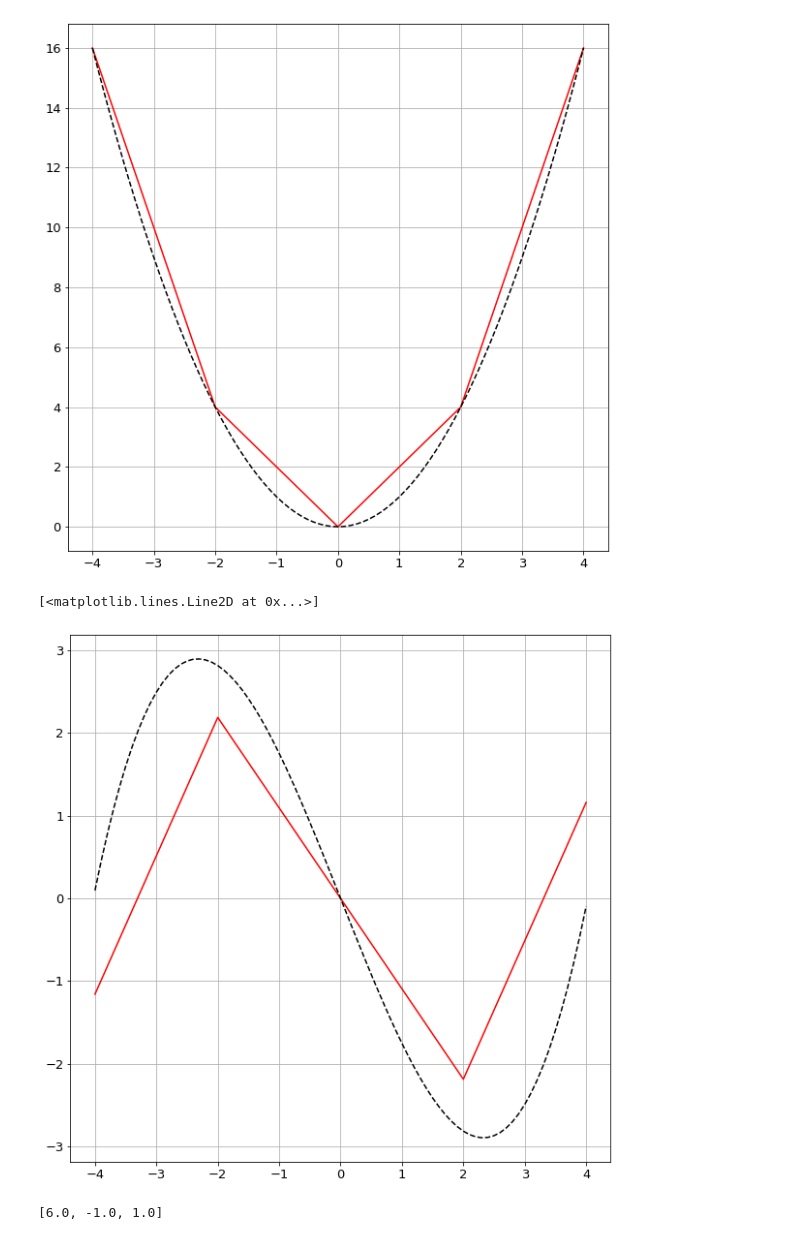
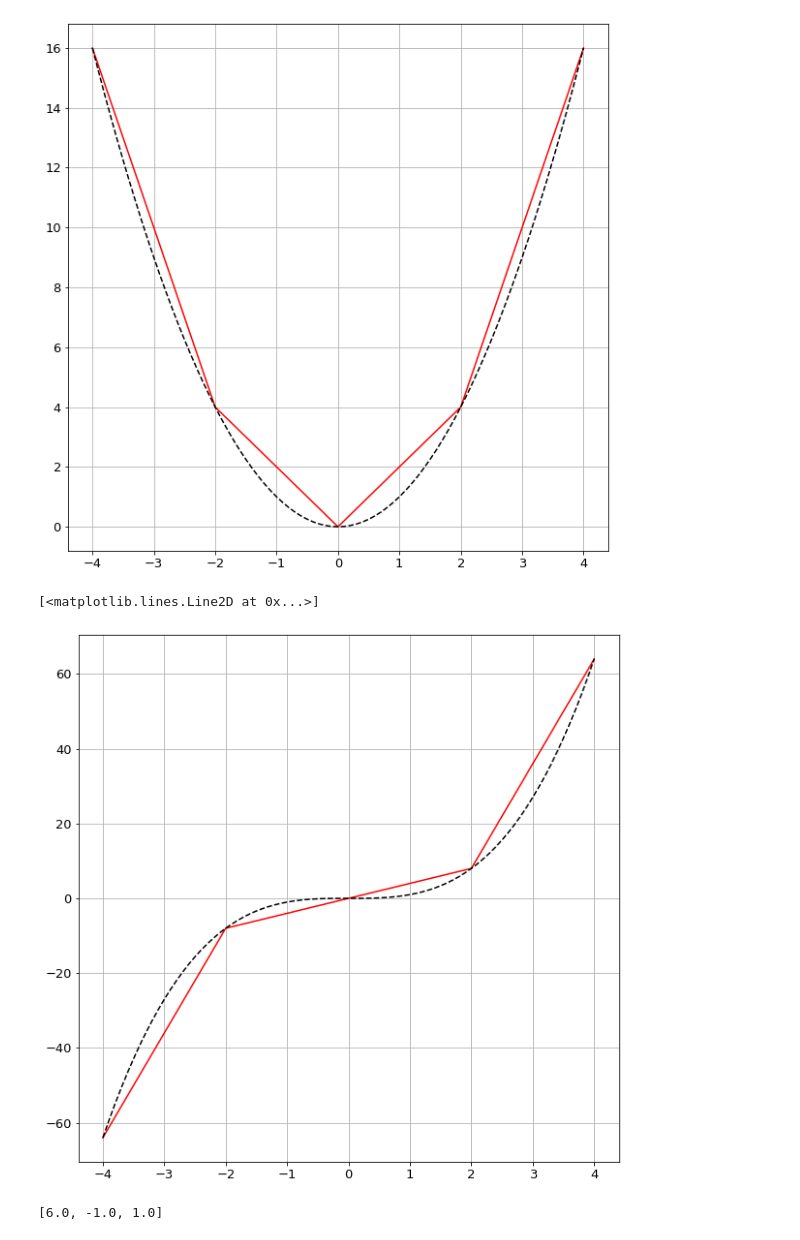
Before and after one commit to AntiqueTraider/vm_group_lab, a Jupyter notebook: VmFourthLab.ipynb, the cells around one changed output. Drawn from its saved outputs; the diff is of its cells as text; code cells hidden in the pictures.

```diff
--- a/VmFourthLab.ipynb
+++ b/VmFourthLab.ipynb
@@ -36,30 +36,31 @@ plt.plot(x_new, smoothedY(x_new, len(x_new)-1, a, h), c='black', linestyle='dash
 [figure]
 # %%
 #23
-def findCoef(y, h):
-    a = []
-    a.append((-3*y[0]+12*y[1]+17*y[2]+12*y[3]-3*y[4])/35)
-    a.append((7*y[0]-39*y[1]+39*y[3]-7*y[4])/(50*h))
-    a.append((2*y[0]-y[1]-2*y[2]-y[3]+2*y[4])/(14*h*h))
-    a.append((-y[0]+2*y[1]-2*y[3]+y[4])/(12*h**3))
-    return a
-def smoothedY(x, n, a):
+def smoothedY(y, n):
     y_s = []
-    for i in range(0, n+1):
-       y_s.append(a[0] + a[1]*x[i] + a[2]*x[i]**2+a[3]*x[i]**3)
+
+    y_s.append(y[0])
+    y_s.append((y[0] + 1858*y[1] + 720*y[2] - 718*y[3] + 239*y[4])/2100)
+    for i in range(2, n-1):
+        y_s.append((-3*y[i-2] + 12*y[i-1] + 17*y[i] + 12*y[i+1] - 3*y[i+2])/35)
+    y_s.append((239*y[n-4] - 718*y[n-3] + 720*y[n-2] + 1858*y[n-1] + y[n])/2100)
+    y_s.append(y[n])
+
     return y_s
+
 h = 2
 x = np.arange(-4, 6, h)
-y = np.tan(x)
+y = x**3
 plt.plot(x, y, c='red')
-a = findCoef(y, h)
+
 h = 2
 x_new = np.arange(-4, 4.1, 0.1)
+y_new = x_new**3
 plt.grid()
-plt.plot(x_new, smoothedY(x_new, len(x_new)-1, a), c='black', linestyle='dashed')
+plt.plot(x_new, smoothedY(y_new, len(y_new)-1), c='black', linestyle='dashed')
 # %% [output]
 [<matplotlib.lines.Line2D at 0x...>]
-[figure, old version]
+[figure, new version]
 # %%
 #22
 def findCoef(x, y, h):
```
Also changed, not shown: parts of 1 cell of this notebook.
